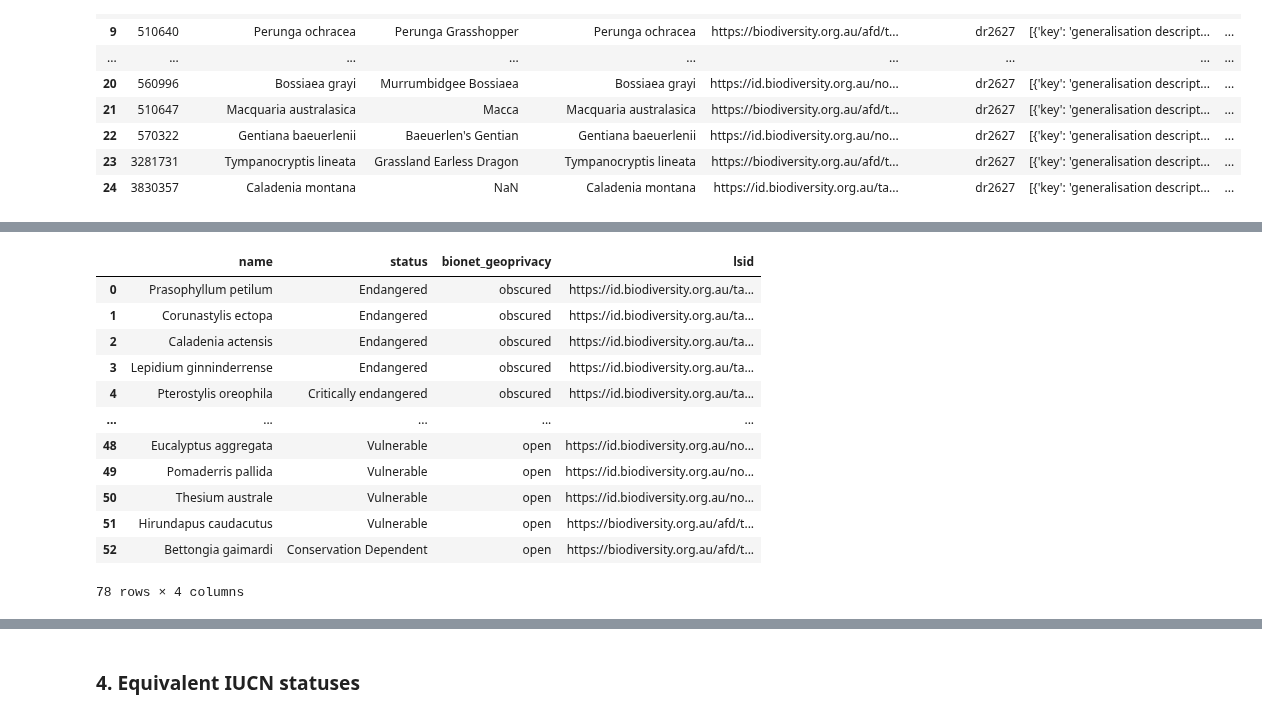
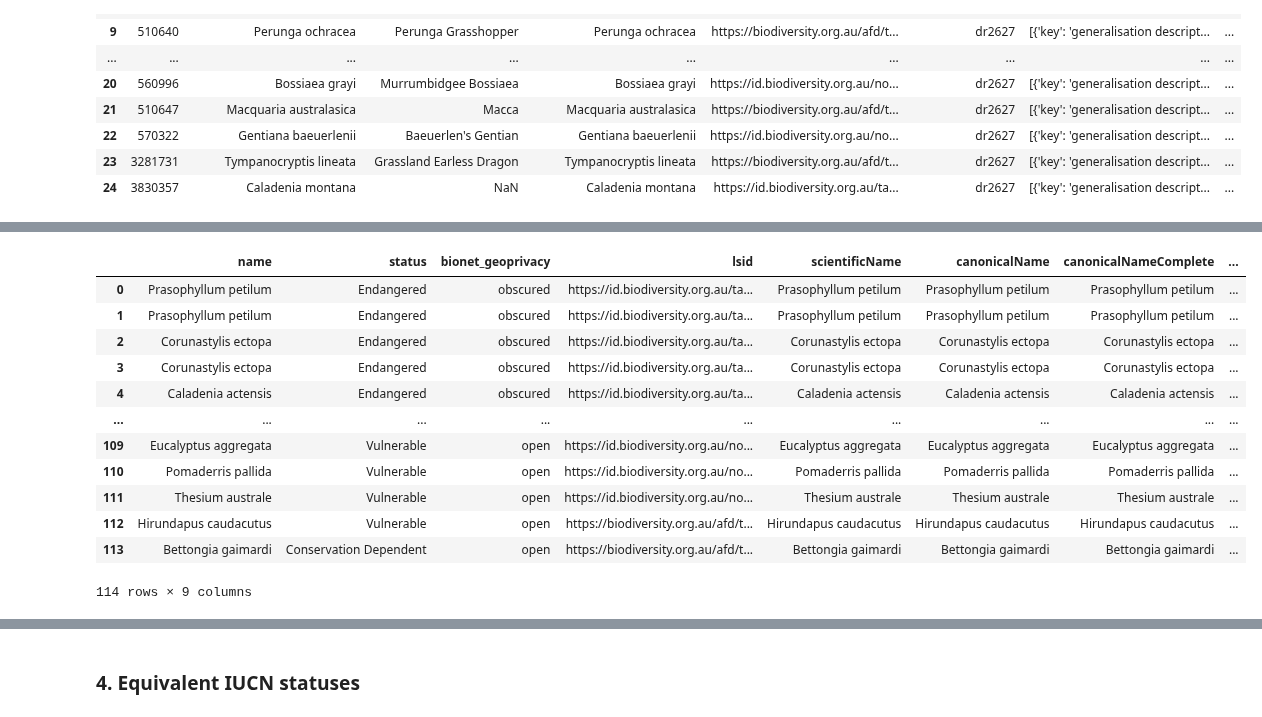
Before and after one commit to AtlasOfLivingAustralia/authoritative-lists, a Jupyter notebook: source-code/py-notebook/inaturalist-statuses/act.ipynb, the cells around one changed output, grey strips where cells are left out. Cells and saved outputs as stored; diff of their text form; code cells hidden in the pictures.

```diff
--- a/source-code/py-notebook/inaturalist-statuses/act.ipynb
+++ b/source-code/py-notebook/inaturalist-statuses/act.ipynb
@@ -169,19 +169,25 @@ conservationlist
 # %%
 # join them in a way that works for inat (eg sensitive list, geoprivacy = 'obscured'
 statelist = pd.concat([sensitivelist[['name', 'status', 'bionet_geoprivacy', 'lsid']],
                     conservationlist[['name', 'status', 'bionet_geoprivacy', 'lsid']]]).drop_duplicates()
+# retrieve binomial and trinomial names from GBIF
+parsednames = lf.gbifparse(statelist)
+parsednames.to_csv(sourcedir + "act-gbif.csv", index=False)
+statelist = statelist.merge(parsednames[['scientificName','canonicalName','canonicalNameComplete','type','rankMarker']],how="left",left_on="name",right_on="scientificName")
+numfullstatelist = len(statelist.index)
+statelist['scientificName'] = statelist['canonicalName']
 statelist
 # %% [output]
-|  | name | status | bionet_geoprivacy | lsid |
-| 0 | Prasophyllum petilum | Endangered | obscured | https://id.biodiversity.org.au/ta... |
-| 1 | Corunastylis ectopa | Endangered | obscured | https://id.biodiversity.org.au/ta... |
-| 2 | Caladenia actensis | Endangered | obscured | https://id.biodiversity.org.au/ta... |
-| 3 | Lepidium ginninderrense | Endangered | obscured | https://id.biodiversity.org.au/ta... |
-| 4 | Pterostylis oreophila | Critically endangered | obscured | https://id.biodiversity.org.au/ta... |
-| ... | ... | ... | ... | ... |
-| 48 | Eucalyptus aggregata | Vulnerable | open | https://id.biodiversity.org.au/no... |
-| 49 | Pomaderris pallida | Vulnerable | open | https://id.biodiversity.org.au/no... |
-| 50 | Thesium australe | Vulnerable | open | https://id.biodiversity.org.au/no... |
-| 51 | Hirundapus caudacutus | Vulnerable | open | https://biodiversity.org.au/afd/t... |
-| 52 | Bettongia gaimardi | Conservation Dependent | open | https://biodiversity.org.au/afd/t... |
+|  | name | status | bionet_geoprivacy | lsid | scientificName | canonicalName | canonicalNameComplete | ... |
+| 0 | Prasophyllum petilum | Endangered | obscured | https://id.biodiversity.org.au/ta... | Prasophyllum petilum | Prasophyllum petilum | Prasophyllum petilum | ... |
+| 1 | Prasophyllum petilum | Endangered | obscured | https://id.biodiversity.org.au/ta... | Prasophyllum petilum | Prasophyllum petilum | Prasophyllum petilum | ... |
+| 2 | Corunastylis ectopa | Endangered | obscured | https://id.biodiversity.org.au/ta... | Corunastylis ectopa | Corunastylis ectopa | Corunastylis ectopa | ... |
+| 3 | Corunastylis ectopa | Endangered | obscured | https://id.biodiversity.org.au/ta... | Corunastylis ectopa | Corunastylis ectopa | Corunastylis ectopa | ... |
+| 4 | Caladenia actensis | Endangered | obscured | https://id.biodiversity.org.au/ta... | Caladenia actensis | Caladenia actensis | Caladenia actensis | ... |
+| ... | ... | ... | ... | ... | ... | ... | ... | ... |
+| 109 | Eucalyptus aggregata | Vulnerable | open | https://id.biodiversity.org.au/no... | Eucalyptus aggregata | Eucalyptus aggregata | Eucalyptus aggregata | ... |
+| 110 | Pomaderris pallida | Vulnerable | open | https://id.biodiversity.org.au/no... | Pomaderris pallida | Pomaderris pallida | Pomaderris pallida | ... |
+| 111 | Thesium australe | Vulnerable | open | https://id.biodiversity.org.au/no... | Thesium australe | Thesium australe | Thesium australe | ... |
+| 112 | Hirundapus caudacutus | Vulnerable | open | https://biodiversity.org.au/afd/t... | Hirundapus caudacutus | Hirundapus caudacutus | Hirundapus caudacutus | ... |
+| 113 | Bettongia gaimardi | Conservation Dependent | open | https://biodiversity.org.au/afd/t... | Bettongia gaimardi | Bettongia gaimardi | Bettongia gaimardi | ... |
-78 rows × 4 columns
+114 rows × 9 columns
```
Also changed, not shown: parts of 19 cells of this notebook, 10 other files.
